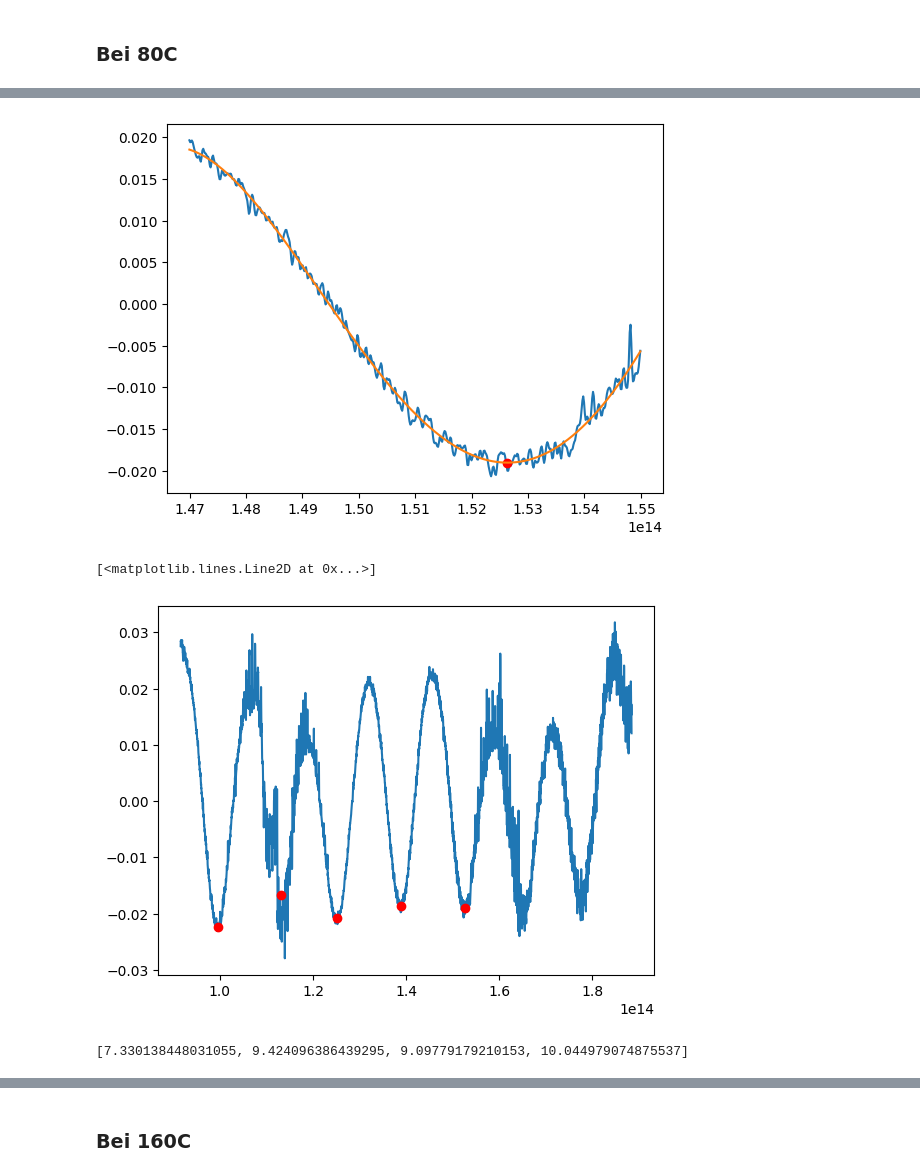
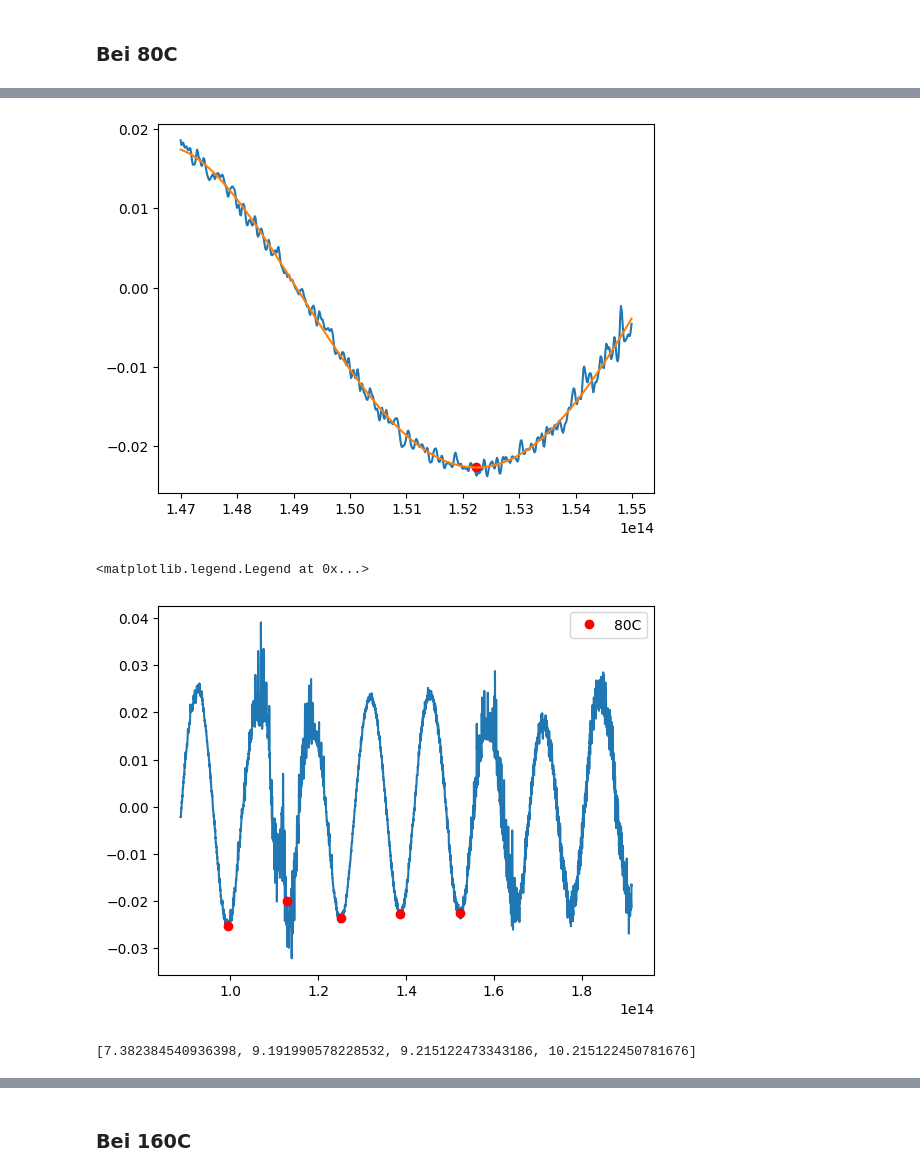
Before and after one commit to alexburg14/Fabry-Perot, a Jupyter notebook: calc_refractive/B12.ipynb, the cells around one changed output, grey strips where cells are left out. Drawn from its saved outputs; the diff is of its cells as text; code cells hidden in the pictures.

```diff
--- a/calc_refractive/B12.ipynb
+++ b/calc_refractive/B12.ipynb
@@ -7,8 +7,8 @@ sys.path.append("/Users/alex/Desktop/Fabry-Perot/modelling")
 sys.path.append(r"C:\Users\da1qu1r1\Dropbox\Arbeit\Fabry-Perot\modelling")
 sys.path.append(r"C:\Users\ge85rek\Desktop\Fabry-Perot\modelling")
 import read_csv, T_and_R
-#data = read_csv.read_csv(r"/Users/alex/Desktop/Fabry-Perot/data/InGaN_FTIR.csv") #MacOS
-data = read_csv.read_csv(r"C:\Users\ge85rek\Desktop\Fabry-Perot\data\InGaN_FTIR.csv") #Labor
+data = read_csv.read_csv(r"/Users/alex/Desktop/Fabry-Perot/data/InGaN_FTIR.csv") #MacOS
+#data = read_csv.read_csv(r"C:\Users\ge85rek\Desktop\Fabry-Perot\data\InGaN_FTIR.csv") #Labor
 #data = read_csv.read_csv(r"C:\Users\da1qu1r1\Dropbox\Arbeit\Fabry-Perot\data\InGaN_FTIR.csv") # PC
 # %%
 # von cm zu m
@@ -184,12 +184,12 @@ plt.plot(frequenz_20_no_edge,polynomial(frequenz_20_no_edge,*params_fit))
 # %%
 cutdown_80 = find_nearest(frequenz, 0.8e14)
 cutup_80 = find_nearest(frequenz, 2.0e14)
-ends_80 = 800
+ends_80 = 600
 frequenz_80_cut = frequenz[cutdown_80:cutup_80]
 frequenz_80_no_edge = frequenz[cutdown_80+ends_80:cutup_80-ends_80]
-data_B12_80 = data[4][::-1][cutdown_80:cutup_80]
+data_B12_80 = data[5][::-1][cutdown_80:cutup_80]
 data_B12_80_no_edge = data_B12_80[ends_80:-ends_80]
-B12_80_smooth, B12_80_smoothed_out = flatten(data_B12_80, N = 1800)
+B12_80_smooth, B12_80_smoothed_out = flatten(data_B12_80, N = 1200)
 B12_80_smooth_no_edge = B12_80_smooth[ends_80:-ends_80]
 B12_80_smoothed_out_no_edge= B12_80_smoothed_out[ends_80:-ends_80]
 # %%
@@ -202,3 +202,3 @@ plt.plot(frequenz_80_no_edge, B12_80_smoothed_out_no_edge)
 # %%
-min_frequenz_80_first, min_absorption_80_first = fit_individually(.97e14,1.02e14,frequenz_80_no_edge,B12_80_smoothed_out_no_edge, p0 = [1,1,1,1,1])
+min_frequenz_80_first, min_absorption_80_first = fit_individually(0.95e14,1.03e14,frequenz_80_no_edge,B12_80_smoothed_out_no_edge, p0 = [1,1,1,1,1])
 # %% [output]
@@ -218,21 +218,22 @@ min_frequenz_80_fourth, min_absorption_80_fourth = fit_individually(1.35e14,1.42
 # %%
 min_frequenz_80_fifth, min_absorption_80_fifth = fit_individually(1.47e14,1.55e14,frequenz_80_no_edge,B12_80_smoothed_out_no_edge, p0 = [1,1,1,1,1])
 # %% [output]
-[figure, old version]
+[figure, new version]
 # %%
 min_frequenz_80_total = [min_frequenz_80_first[0], min_frequenz_80_second[0], min_frequenz_80_third[0], min_frequenz_80_fourth[0], min_frequenz_80_fifth[0]]
 min_absorption_80_total = [min_absorption_80_first[0], min_absorption_80_second[0], min_absorption_80_third[0], min_absorption_80_fourth[0], min_absorption_80_fifth[0]]
 # %%
 plt.plot(frequenz_80_no_edge,B12_80_smoothed_out_no_edge)
-plt.plot(min_frequenz_80_total,min_absorption_80_total, "ro")
+plt.plot(min_frequenz_80_total,min_absorption_80_total, "ro", label = "80C")
+plt.legend()
 # %% [output]
-[<matplotlib.lines.Line2D at 0x...>]
+<matplotlib.legend.Legend at 0x...>
-[figure, old version]
+[figure, new version]
 # %%
 m_array_80_total = calculate_m(min_frequenz_80_total)
 m_array_80_total
 # %% [output]
-[7.330138448031055, 9.424096386439295, 9.09779179210153, 10.044979074875537]
+[7.382384540936398, 9.191990578228532, 9.215122473343186, 10.215122450781676]
 # %%
 m_array_80_clean = np.arange(7,12)
 # %%
```
Also changed, not shown: parts of 29 cells of this notebook, 3 other files.
